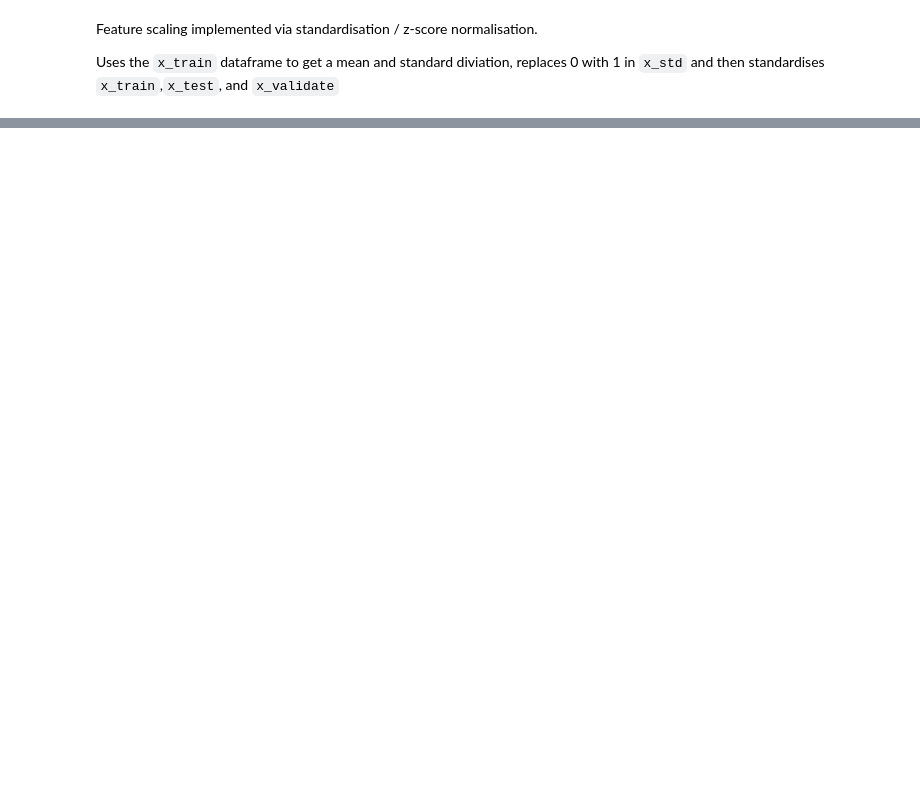
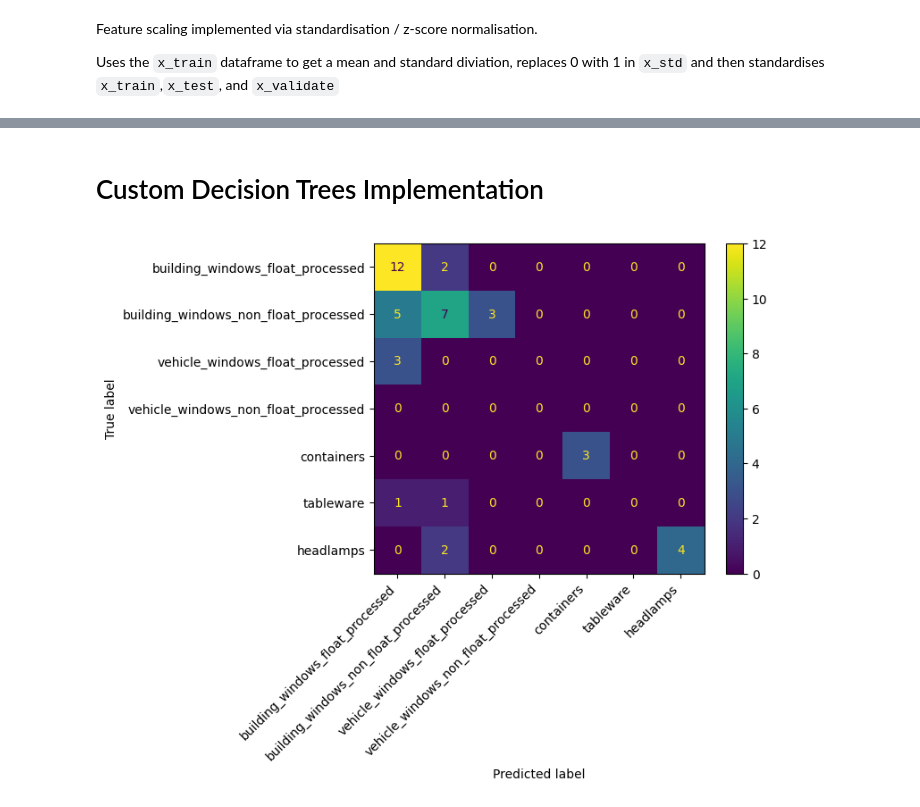
Before and after one commit to n-syers/machine-learning-algorithms-scc222, a Jupyter notebook: Coursework.ipynb, the cells around one changed output, grey strips where cells are left out. Saved outputs shown, nothing was run; the diff lists cells and outputs as text; code cells hidden in the pictures; blank space fills up the shorter version.

Commit message:
Decision Trees

```diff
--- a/Coursework.ipynb
+++ b/Coursework.ipynb
@@ -42,17 +44,11 @@ Split the data into three sections.
 # %%
 # # Feature Scaling via standardisation
-# x_mean = x_train.mean()
-# x_std = x_train.std() + 0.000000001
+x_mean = x_train.mean()
+x_std = x_train.std() + 0.000000001
 
-# x_train_scaled = (x_train - x_mean) / x_std
-# x_test_scaled = (x_test - x_mean) / x_std
-# x_validate_scaled = (x_validate - x_mean) / x_std
-
-from sklearn.preprocessing import StandardScaler
-scaler = StandardScaler()
-x_train_scaled = scaler.fit_transform(x_train)
-x_validate_scaled = scaler.transform(x_validate)
-x_test_scaled = scaler.transform(x_test)
+x_train_scaled = ((x_train - x_mean) / x_std).to_numpy()
+x_test_scaled = ((x_test - x_mean) / x_std).to_numpy()
+x_validate_scaled = ((x_validate - x_mean) / x_std).to_numpy()
 # %% [markdown]
 Feature scaling implemented via standardisation / z-score normalisation.
 
@@ -241,0 +176,13 @@ Test Confusion Matrix:
+# %% [markdown]
+# Custom Decision Trees Implementation
+# %%
+from collections import Counter
+class Node:
+    def __init__(self, feature=None, threshold=None, left=None, right=None, value=None):
+        self.feature = feature
+        self.threshold = threshold
+        self.left = left
+        self.right = right
+
+        # Leaf Node Value
+        self.value = value
@@ -241,0 +276,19 @@ Test Confusion Matrix:
+# %%
+x_train_np = x_train.to_numpy()
+y_train_np = y_train.to_numpy()
+
+x_test_np = x_test.to_numpy()
+y_test_np = y_test.to_numpy()
+
+decisionTreeModel = decisionTreeClassifier()
+decisionTreeModel.fit(x_train_np, y_train_np)
+
+test_predictions = decisionTreeModel.predict_classification(x_test_np)
+
+cm = confusion_matrix(y_true=y_test_np, y_pred=test_predictions, labels=[1,2,3,4,5,6,7])
+cm_display = ConfusionMatrixDisplay(confusion_matrix = cm, display_labels=target_names)
+cm_display.plot()
+plt.setp(cm_display.ax_.get_xticklabels(), rotation=45, ha="right")
+plt.show()
+# %% [output]
+[figure, added]
```
Also changed, not shown: parts of 5 cells of this notebook.
